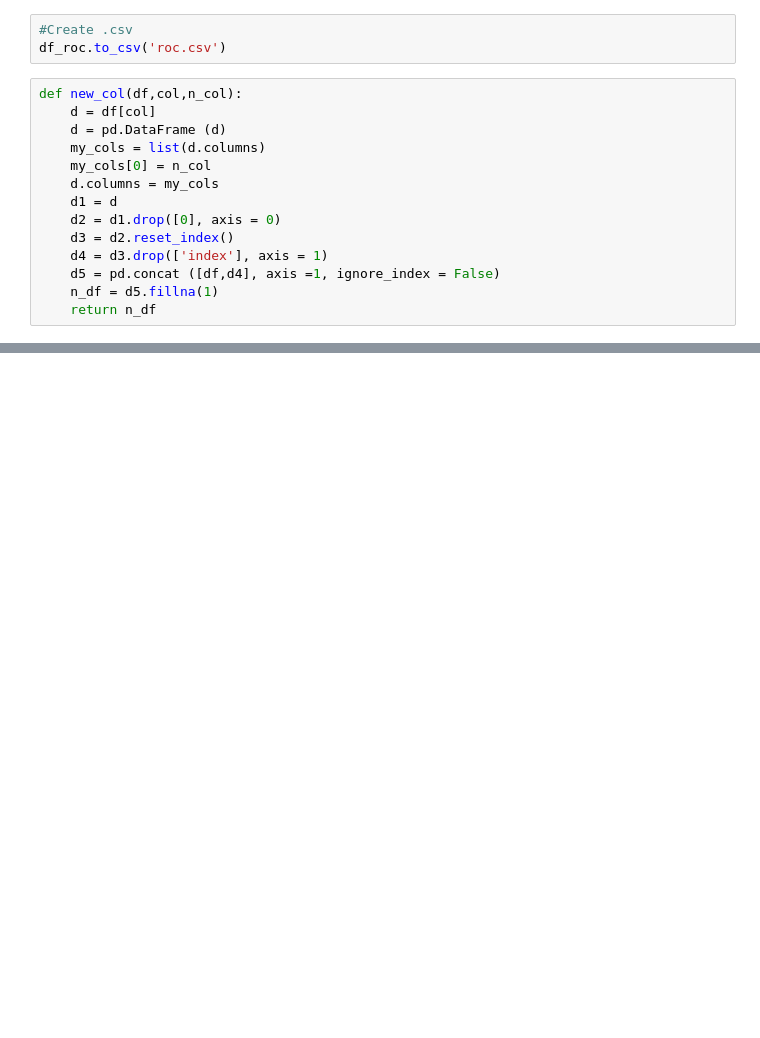
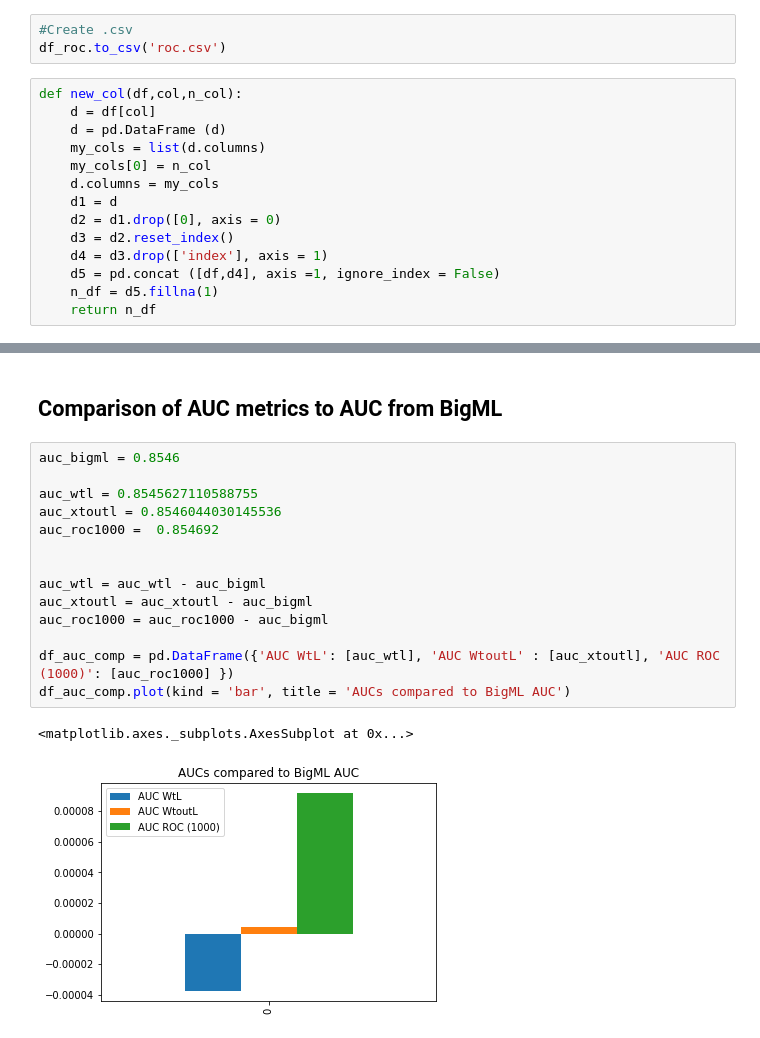
Before and after one commit to Arorazafin/GiveMeSomeCredit, a Jupyter notebook: 3.ConfusionMatrix-AUC_V4.ipynb, the cells around one changed output, grey strips where cells are left out. Cells and saved outputs as stored; diff of their text form; blank space fills up the shorter version.

```diff
--- a/3.ConfusionMatrix-AUC_V4.ipynb
+++ b/3.ConfusionMatrix-AUC_V4.ipynb
@@ -335,0 +324,19 @@ methode 3 : AUC without loop
+# %% [markdown]
+## Comparison of AUC metrics to AUC from BigML
+# %%
+auc_bigml = 0.8546
+
+auc_wtl = 0.8545627110588755
+auc_xtoutl = 0.8546044030145536
+auc_roc1000 =  0.854692
+
+
+auc_wtl = auc_wtl - auc_bigml
+auc_xtoutl = auc_xtoutl - auc_bigml
+auc_roc1000 = auc_roc1000 - auc_bigml
+
+df_auc_comp = pd.DataFrame({'AUC WtL': [auc_wtl], 'AUC WtoutL' : [auc_xtoutl], 'AUC ROC (1000)': [auc_roc1000] })
+df_auc_comp.plot(kind = 'bar', title = 'AUCs compared to BigML AUC')
+# %% [output]
+<matplotlib.axes._subplots.AxesSubplot at 0x...>
+[figure, added]
```
Also changed, not shown: parts of 20 cells of this notebook.
